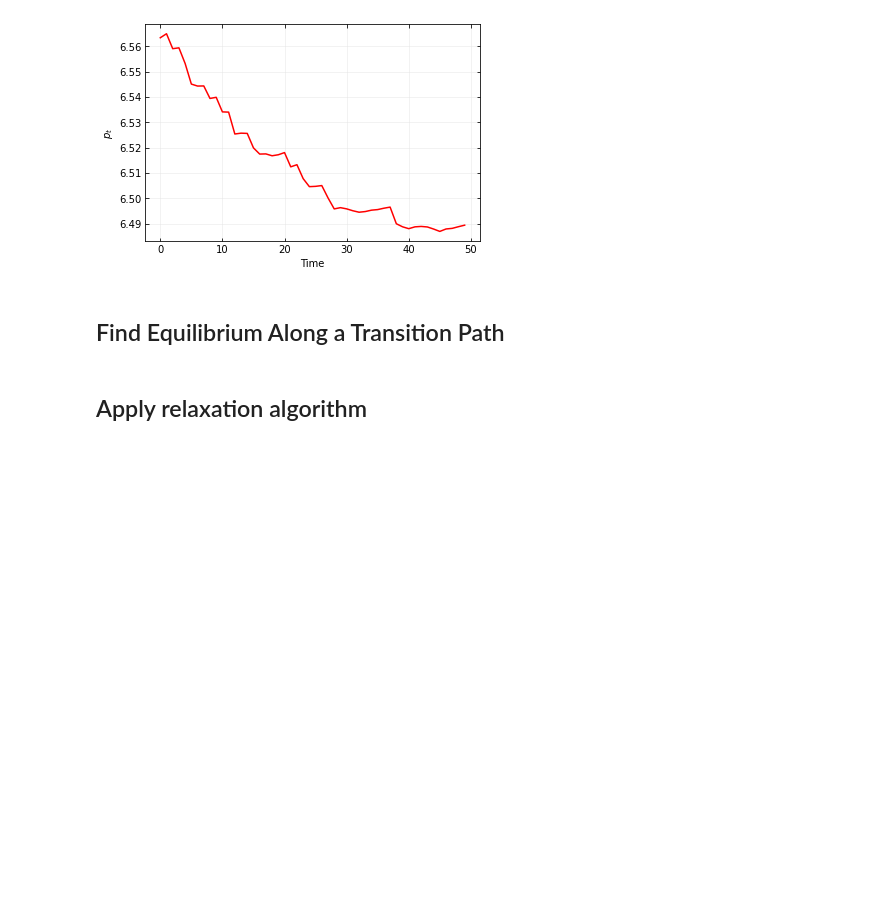
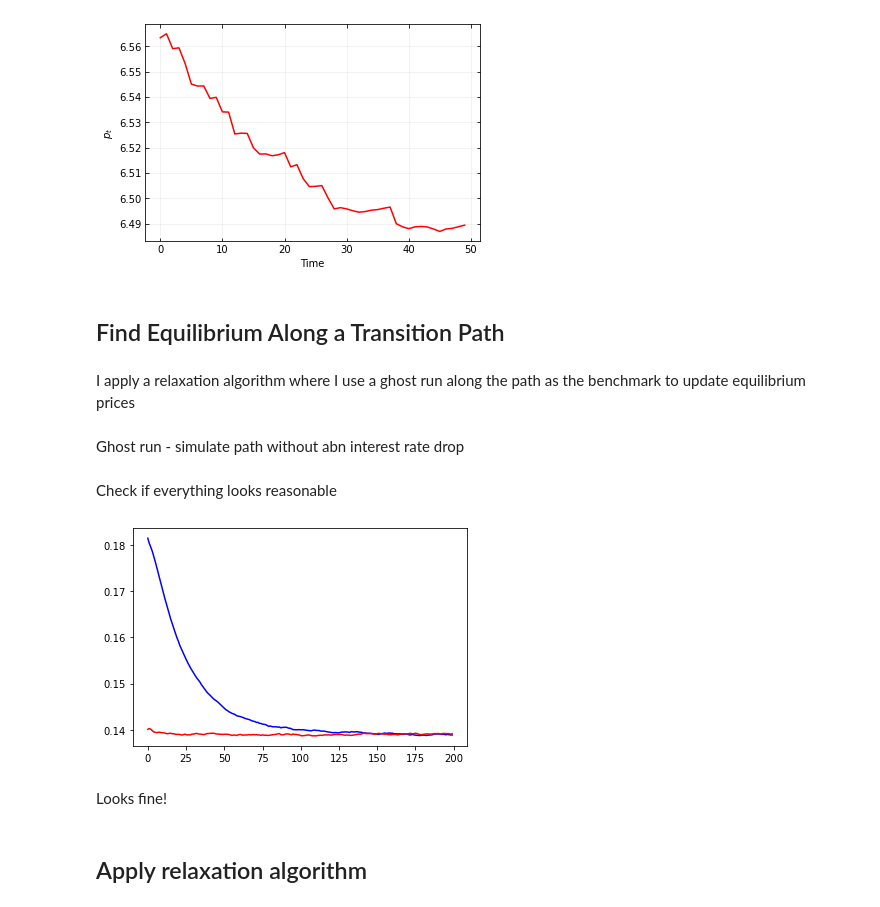
Before and after one commit to madsankern/MA_thesis, a Jupyter notebook: 01 - Transition.ipynb, the cells around one changed output. Cells and saved outputs as stored; diff of their text form; code cells hidden in the pictures; blank space fills up the shorter version.

Commit message:
Updated results

```diff
--- a/01 - Transition.ipynb
+++ b/01 - Transition.ipynb
@@ -182,0 +134,12 @@ def Hs_prime(x):
+# %% [markdown]
+I apply a relaxation algorithm where I use a ghost run along the path as the benchmark to update equilibrium prices
+# %%
+# Define the model
+model = HousingModelClass(name='example_negm',par={'solmethod':'negm', 'do_print':False})
+
+# Solve and simulate
+model.precompile_numba()
+model.solve()
+# model.simulate()
+# %% [markdown]
+Ghost run - simulate path without abn interest rate drop
@@ -182,0 +153,15 @@ def Hs_prime(x):
+# %% [markdown]
+Check if everything looks reasonable
+# %%
+# Define aggregates
+h_ss = np.mean(model.sim.d, axis=1)
+h_path = np.mean(model.sim_path.d, axis=1)
+
+# Plot results
+plt.plot(h_ss, color ='blue')
+plt.plot(h_path, color = 'red')
+plt.show()
+# %% [output]
+[figure, added]
+# %% [markdown]
+Looks fine!
```
Also changed, not shown: parts of 29 cells of this notebook, 1 other file.
